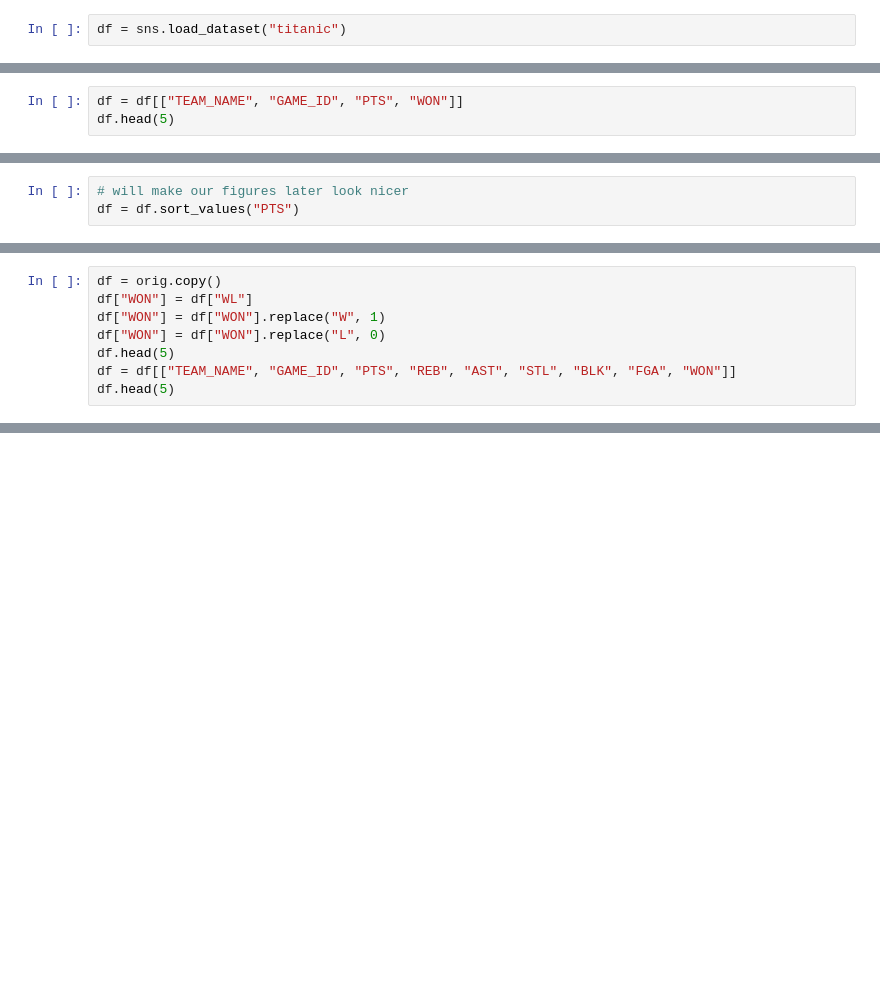
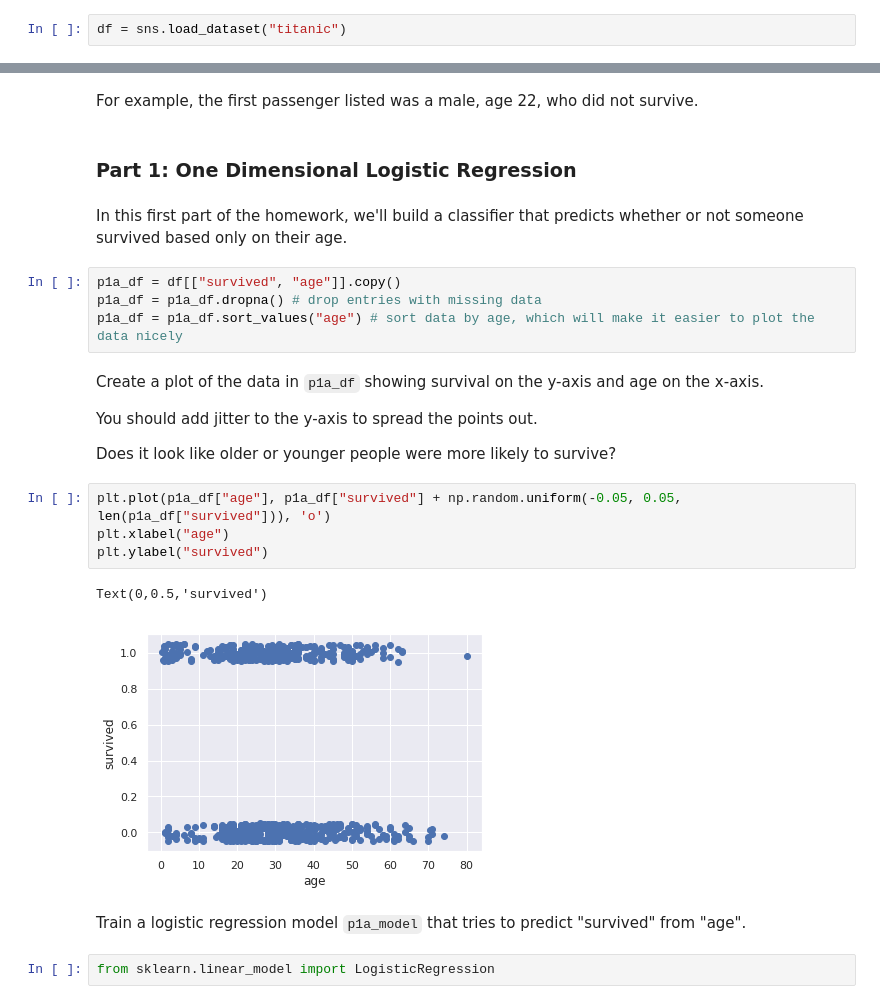
Before and after one commit to joshHug/youdao_ai, a Jupyter notebook: lec5/hw/lec5-exercise-solution.ipynb, the cells around one changed output, grey strips where cells are left out. Cells and saved outputs as stored; diff of their text form; blank space fills up the shorter version.

```diff
--- a/lec5/hw/lec5-exercise-solution.ipynb
+++ b/lec5/hw/lec5-exercise-solution.ipynb
@@ -73,3 +27,0 @@ df.head(5)
-# %%
-df = df[["TEAM_NAME", "GAME_ID", "PTS", "WON"]]
-df.head(5)
@@ -91,3 +27,0 @@ Name: 0, dtype: object
-# %%
-# will make our figures later look nicer
-df = df.sort_values("PTS")
@@ -428,8 +27,0 @@ By using additional features, we can get better accuracy. Let's include some add
-# %%
-df = orig.copy()
-df["WON"] = df["WL"]
-df["WON"] = df["WON"].replace("W", 1)
-df["WON"] = df["WON"].replace("L", 0)
-df.head(5)
-df = df[["TEAM_NAME", "GAME_ID", "PTS", "REB", "AST", "STL", "BLK", "FGA", "WON"]]
-df.head(5)
@@ -589,0 +28,27 @@ accuracy
+# %% [markdown]
+For example, the first passenger listed  was a male, age 22, who did not survive.
+# %% [markdown]
+### Part 1: One Dimensional Logistic Regression
+# %% [markdown]
+In this first part of the homework, we'll build a classifier that predicts whether or not someone survived based only on their age.
+# %%
+p1a_df = df[["survived", "age"]].copy()
+p1a_df = p1a_df.dropna() # drop entries with missing data
+p1a_df = p1a_df.sort_values("age") # sort data by age, which will make it easier to plot the data nicely
+# %% [markdown]
+Create a plot of the data in `p1a_df` showing survival on the y-axis and age on the x-axis.
+
+You should add jitter to the y-axis to spread the points out.
+
+Does it look like older or younger people were more likely to survive?
+# %%
+plt.plot(p1a_df["age"], p1a_df["survived"] + np.random.uniform(-0.05, 0.05, len(p1a_df["survived"])), 'o')
+plt.xlabel("age")
+plt.ylabel("survived")
+# %% [output]
+Text(0,0.5,'survived')
+[figure, added]
+# %% [markdown]
+Train a logistic regression model `p1a_model` that tries to predict "survived" from "age".
+# %%
+from sklearn.linear_model import LogisticRegression
```
Also changed, not shown: parts of 200 cells of this notebook, 1 other file.
